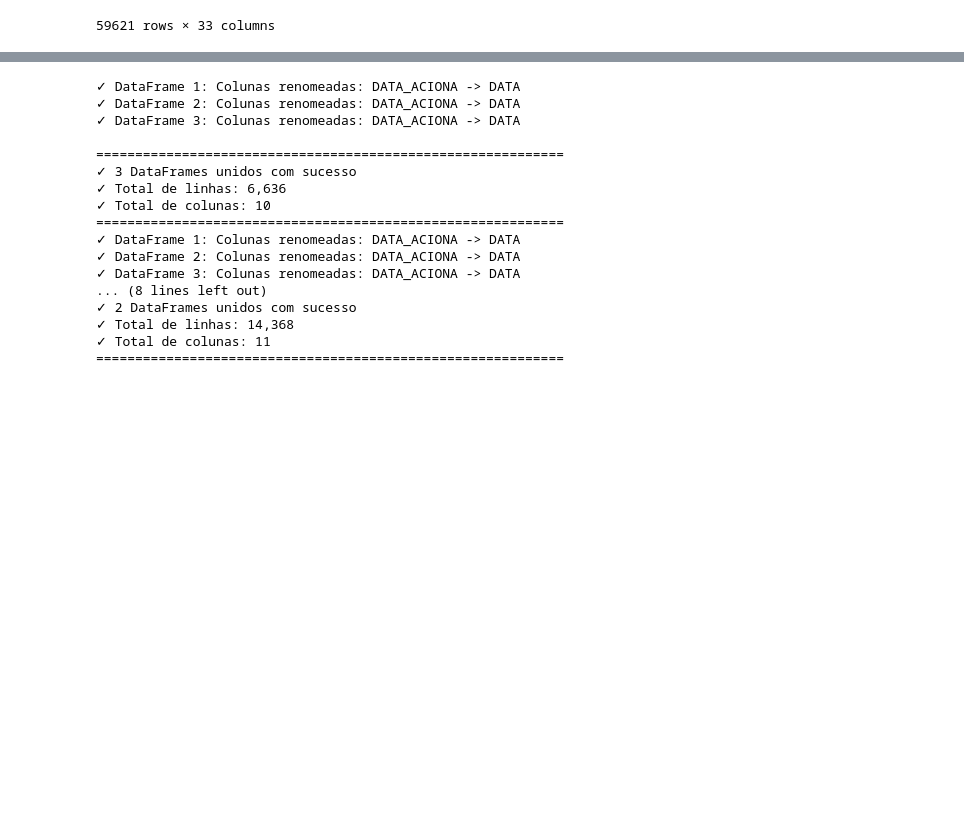
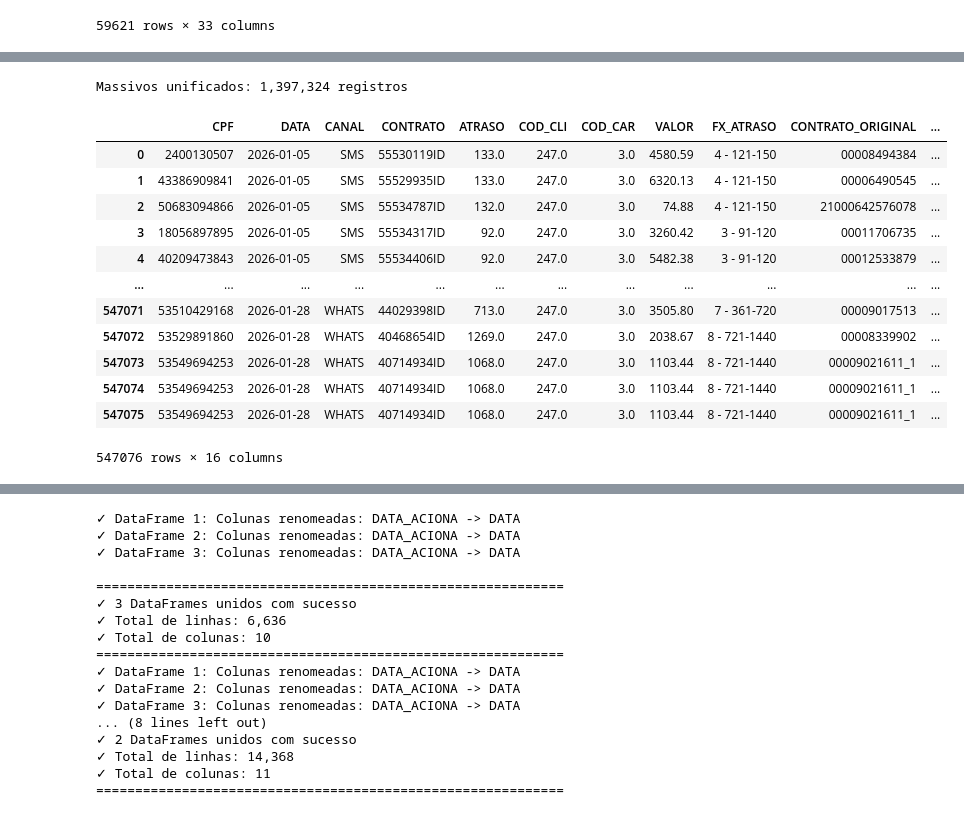
Before and after one commit to Claudiano-alves/Data-Analysis-Portfolio, a Jupyter notebook: Projects/notebooks/data_wrangling_renner.ipynb, the cells around one changed output, grey strips where cells are left out. Cells and saved outputs as stored; diff of their text form; code cells hidden in the pictures; blank space fills up the shorter version.

```diff
--- a/Projects/notebooks/data_wrangling_renner.ipynb
+++ b/Projects/notebooks/data_wrangling_renner.ipynb
@@ -328,0 +364,28 @@ df_discagens_final
+# %%
+from Renner.src.discagens.olos.data_processing import enriquecer_olos_com_mailing_calendario, preparar_massivos, processar_trabalhado, processar_massivos
+
+df_massivos_com_mailing, _ = processar_massivos(
+    df_sms=df_sms,
+    df_rcs=df_rcs,
+    df_email=df_email,
+    df_whats=df_whats,
+    df_discagens=df_expert_olos,
+    df_mailing_hist=df_tratado,
+    df_dw_calendario=df_dw_calendario
+)
+df_massivos_com_mailing
+# %% [output]
+Massivos unificados: 1,397,324 registros
+|  | CPF | DATA | CANAL | CONTRATO | ATRASO | COD_CLI | COD_CAR | VALOR | FX_ATRASO | CONTRATO_ORIGINAL | ... |
+| 0 | 2400130507 | 2026-01-05 | SMS | 55530119ID | 133.0 | 247.0 | 3.0 | 4580.59 | 4 - 121-150 | 00008494384 | ... |
+| 1 | 43386909841 | 2026-01-05 | SMS | 55529935ID | 133.0 | 247.0 | 3.0 | 6320.13 | 4 - 121-150 | 00006490545 | ... |
+| 2 | 50683094866 | 2026-01-05 | SMS | 55534787ID | 132.0 | 247.0 | 3.0 | 74.88 | 4 - 121-150 | 21000642576078 | ... |
+| 3 | 18056897895 | 2026-01-05 | SMS | 55534317ID | 92.0 | 247.0 | 3.0 | 3260.42 | 3 - 91-120 | 00011706735 | ... |
+| 4 | 40209473843 | 2026-01-05 | SMS | 55534406ID | 92.0 | 247.0 | 3.0 | 5482.38 | 3 - 91-120 | 00012533879 | ... |
+| ... | ... | ... | ... | ... | ... | ... | ... | ... | ... | ... | ... |
+| 547071 | 53510429168 | 2026-01-28 | WHATS | 44029398ID | 713.0 | 247.0 | 3.0 | 3505.80 | 7 - 361-720 | 00009017513 | ... |
+| 547072 | 53529891860 | 2026-01-28 | WHATS | 40468654ID | 1269.0 | 247.0 | 3.0 | 2038.67 | 8 - 721-1440 | 00008339902 | ... |
+| 547073 | 53549694253 | 2026-01-28 | WHATS | 40714934ID | 1068.0 | 247.0 | 3.0 | 1103.44 | 8 - 721-1440 | 00009021611_1 | ... |
+| 547074 | 53549694253 | 2026-01-28 | WHATS | 40714934ID | 1068.0 | 247.0 | 3.0 | 1103.44 | 8 - 721-1440 | 00009021611_1 | ... |
+| 547075 | 53549694253 | 2026-01-28 | WHATS | 40714934ID | 1068.0 | 247.0 | 3.0 | 1103.44 | 8 - 721-1440 | 00009021611_1 | ... |
+547076 rows × 16 columns
```
Also changed, not shown: parts of 13 cells of this notebook, 4 other files.
